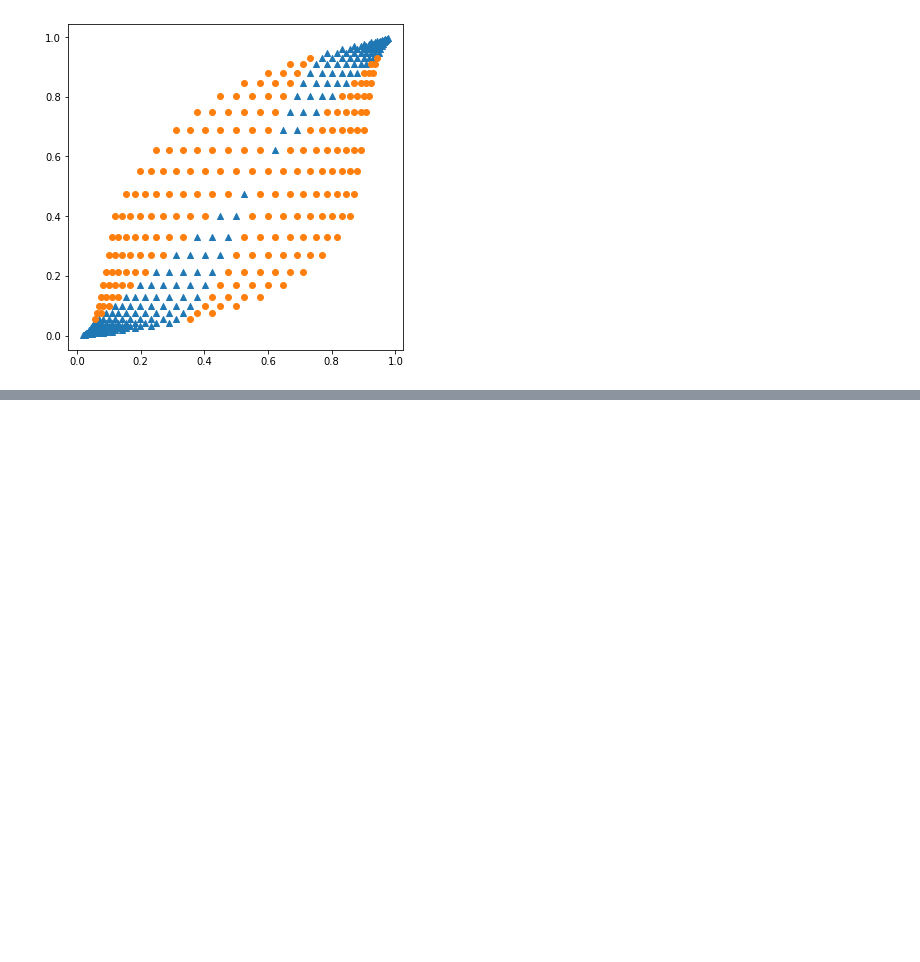
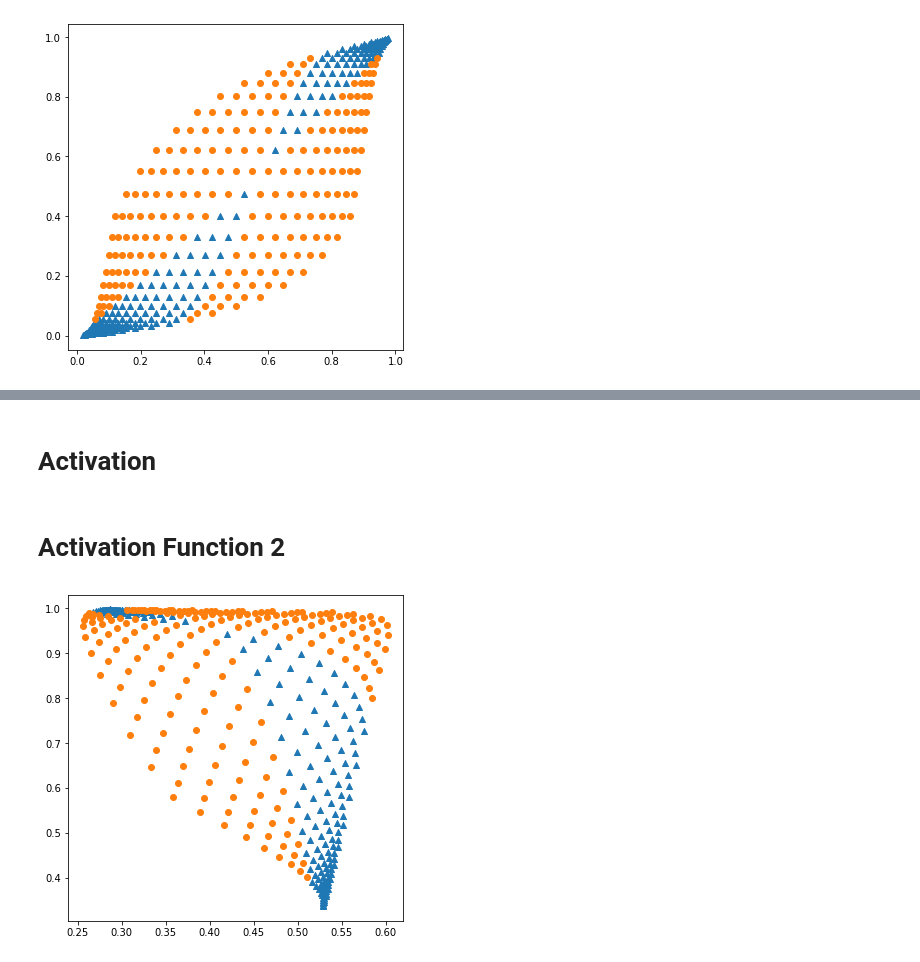
Before and after one commit to panghanwu/build_neural_network_python, a Jupyter notebook: coordinate_transformation.ipynb, the cells around one changed output, grey strips where cells are left out. Cells and saved outputs as stored; diff of their text form; code cells hidden in the pictures; blank space fills up the shorter version.

```diff
--- a/coordinate_transformation.ipynb
+++ b/coordinate_transformation.ipynb
@@ -125,0 +163,33 @@ plt.show()
+# %% [markdown]
+# Activation
+# %% [markdown]
+# Activation Function 2
+# %%
+data_activation2 = data_proception2.copy()
+# implement activation
+for i in range(400):
+  data_activation2[i,0:2] = sigmoid(data_proception2[i,0:2])
+  # print(str(i) + ': (%.6f, %.6f)' % (data[i,0], data[i,1]))
+
+# container of markers
+triangle_x_0 = []
+triangle_x_1 = []
+circle_x_0 = []
+circle_x_1 = []
+
+# classify
+for i in range(400):
+  if data[i,2] == 1.:
+    triangle_x_0.append(data_activation2[i,0])
+    triangle_x_1.append(data_activation2[i,1])
+  else:
+    circle_x_0.append(data_activation2[i,0])
+    circle_x_1.append(data_activation2[i,1])
+
+# plot scatter
+plt.figure(figsize=(6,6))
+plt.scatter(triangle_x_0, triangle_x_1, marker='^')
+plt.scatter(circle_x_0, circle_x_1, marker='o')
+plt.show()
+# %% [output]
+[figure, added]
```
Also changed, not shown: parts of 4 cells of this notebook.
